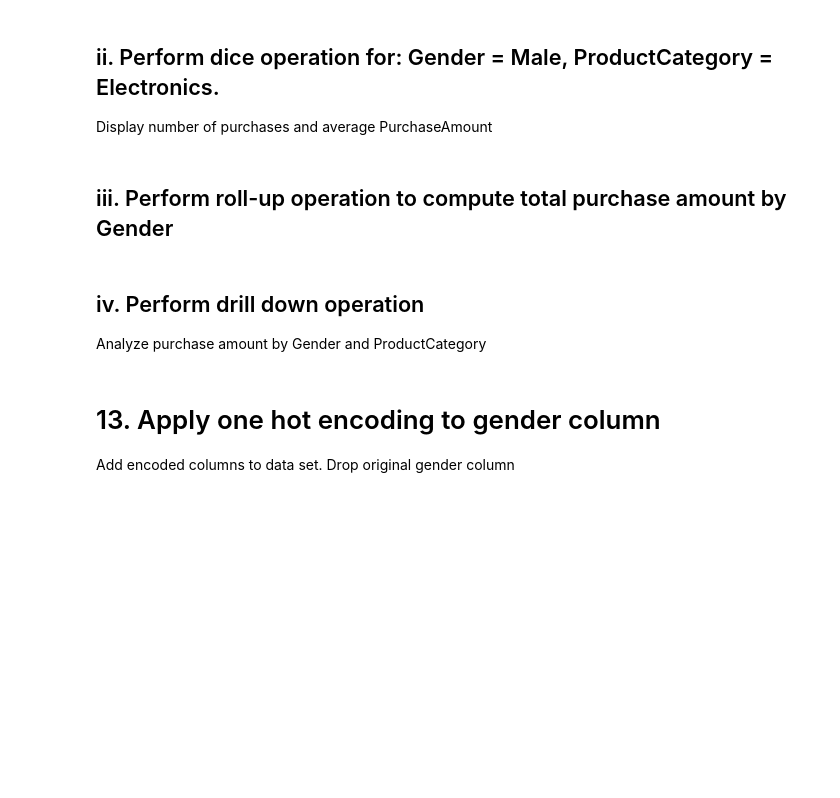
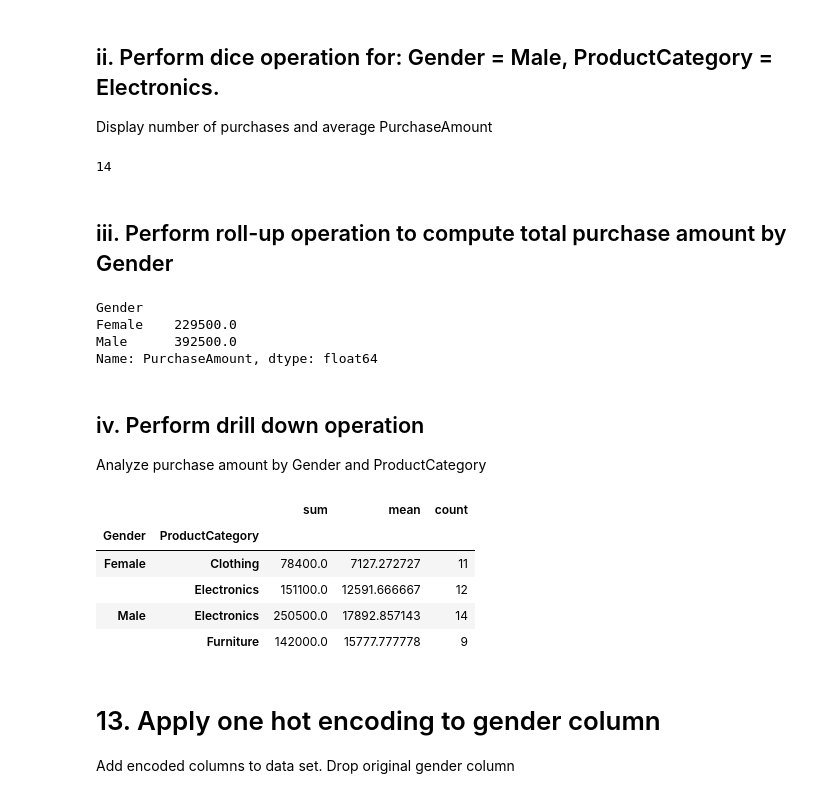
Before and after one commit to AaraSR/sem4-exp, a Jupyter notebook: dav/exp3.ipynb, the cells around one changed output. Saved outputs shown, nothing was run; the diff lists cells and outputs as text; code cells hidden in the pictures; blank space fills up the shorter version.

```diff
--- a/dav/exp3.ipynb
+++ b/dav/exp3.ipynb
@@ -438,8 +444,29 @@ Mark 1 if PurchaseAmount > average, else 0
 # %% [markdown]
 ## ii. Perform dice operation for: Gender = Male, ProductCategory = Electronics.
 Display number of purchases and average PurchaseAmount
+# %%
+# merged_ds['ProductCategory'] -> Electronics / electronics
+# merged_ds['Gender'] -> Male
+
+male_electronics = merged_ds[(merged_ds['Gender'].str.startswith(('M', 'm')))
+                             &
+                             (merged_ds['ProductCategory'].str.startswith(('Elec', 'elec')))
+                             ]
+
+len(male_electronics)
+# %% [output]
+14
 # %% [markdown]
 ## iii. Perform roll-up operation to compute total purchase amount by Gender
+# %%
+GenderWiseTotalPurchase = merged_ds.groupby('Gender')['PurchaseAmount'].sum()
+
+GenderWiseTotalPurchase
+# %% [output]
+Gender
+Female    229500.0
+Male      392500.0
+Name: PurchaseAmount, dtype: float64
 # %% [markdown]
 ## iv. Perform drill down operation
 Analyze purchase amount by Gender and ProductCategory
@@ -446,3 +475,14 @@ Analyze purchase amount by Gender and ProductCategory
+# %%
+drill_down = merged_ds.groupby(['Gender', 'ProductCategory'])['PurchaseAmount'].agg(['sum', 'mean', 'count'])
+
+drill_down.head()
+# %% [output]
+|  |  | sum | mean | count |
+| Gender | ProductCategory |  |  |  |
+| Female | Clothing | 78400.0 | 7127.272727 | 11 |
+|  | Electronics | 151100.0 | 12591.666667 | 12 |
+| Male | Electronics | 250500.0 | 17892.857143 | 14 |
+|  | Furniture | 142000.0 | 15777.777778 | 9 |
 # %% [markdown]
 # 13. Apply one hot encoding to gender column
 Add encoded columns to data set. Drop original gender column
```
Also changed, not shown: parts of 13 cells of this notebook, 1 other file.
